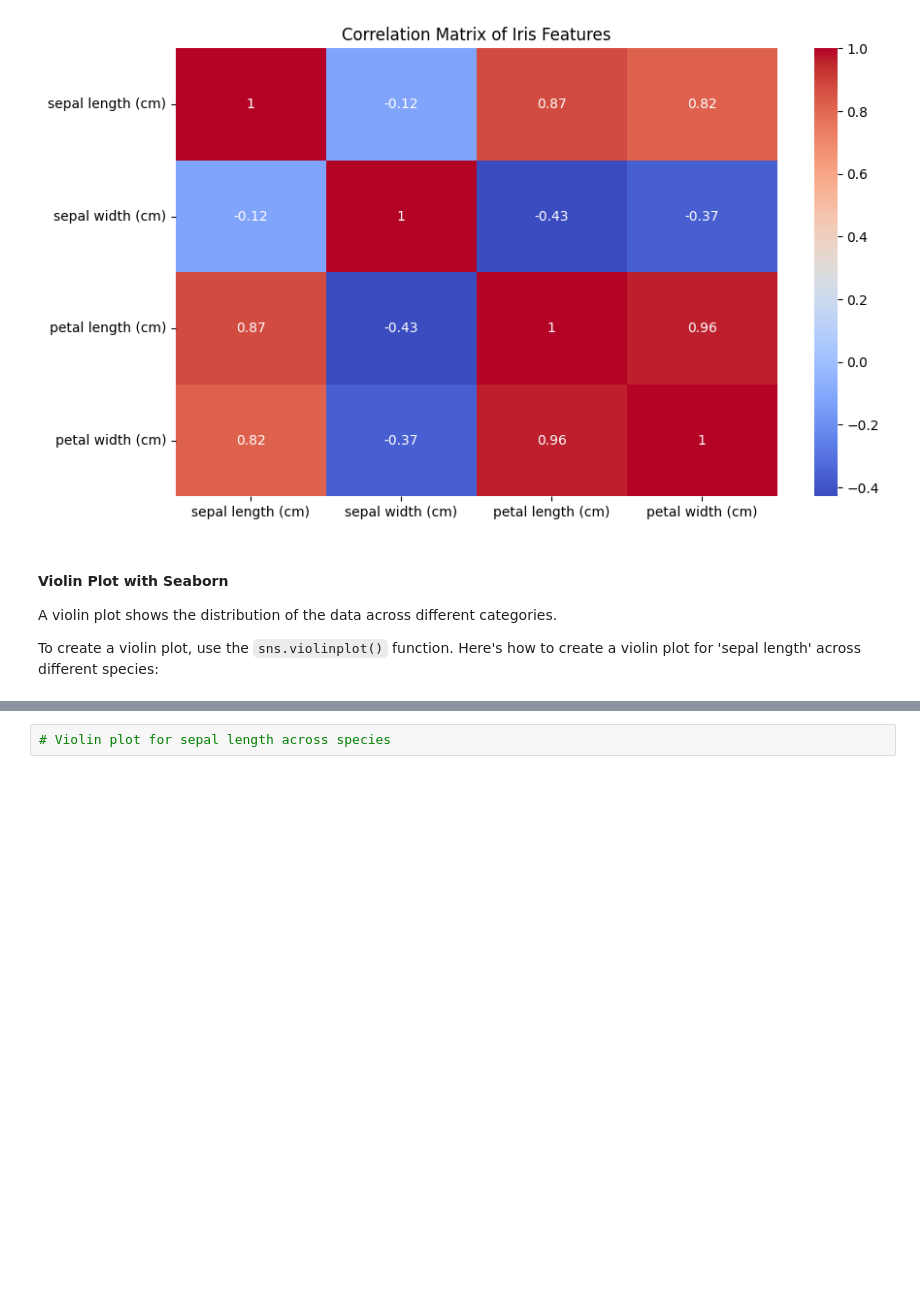
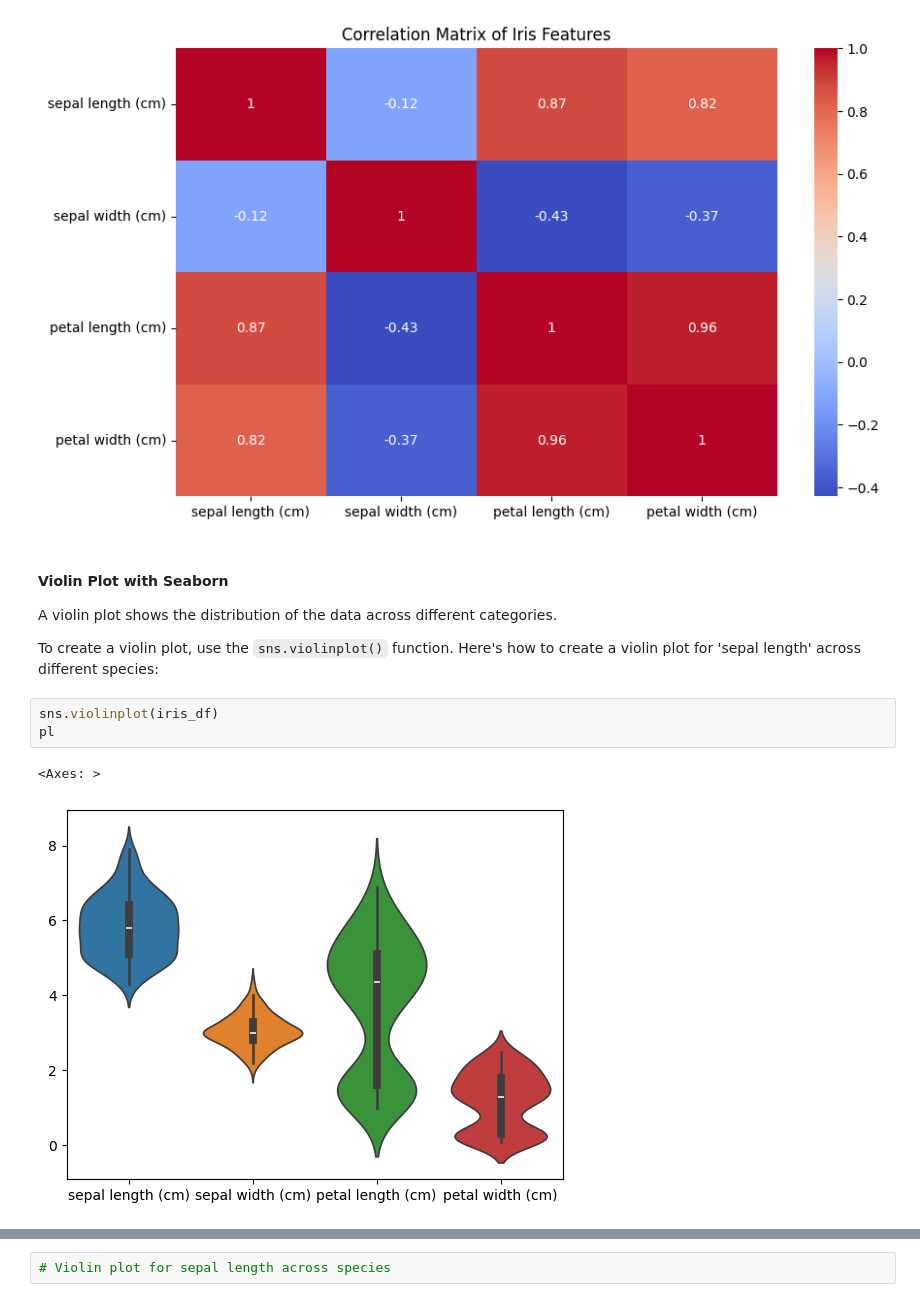
Before and after one commit to Mohsenmohebbi1993/practice, a Jupyter notebook: vizualization_student_version.ipynb, the cells around one changed output, grey strips where cells are left out. Cells and saved outputs as stored; diff of their text form; blank space fills up the shorter version.

```diff
--- a/vizualization_student_version.ipynb
+++ b/vizualization_student_version.ipynb
@@ -182,3 +182,9 @@ To create a heatmap, use the `sns.heatmap()` function. Here's how to create a he
 A violin plot shows the distribution of the data across different categories.
 
 To create a violin plot, use the `sns.violinplot()` function. Here's how to create a violin plot for 'sepal length' across different species:
+# %%
+sns.violinplot(iris_df)
+pl
+# %% [output]
+<Axes: >
+[figure, added]
```
Also changed, not shown: parts of 1 cell of this notebook.
